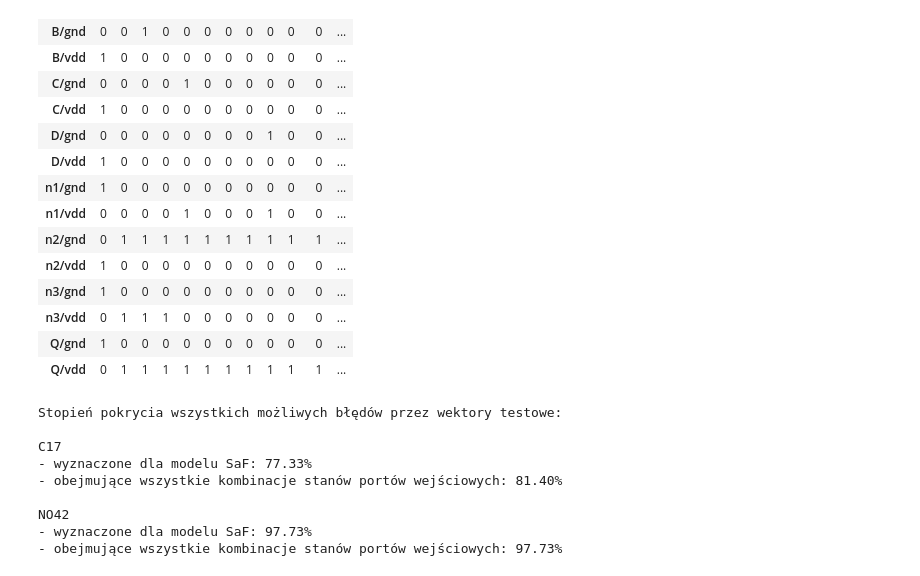
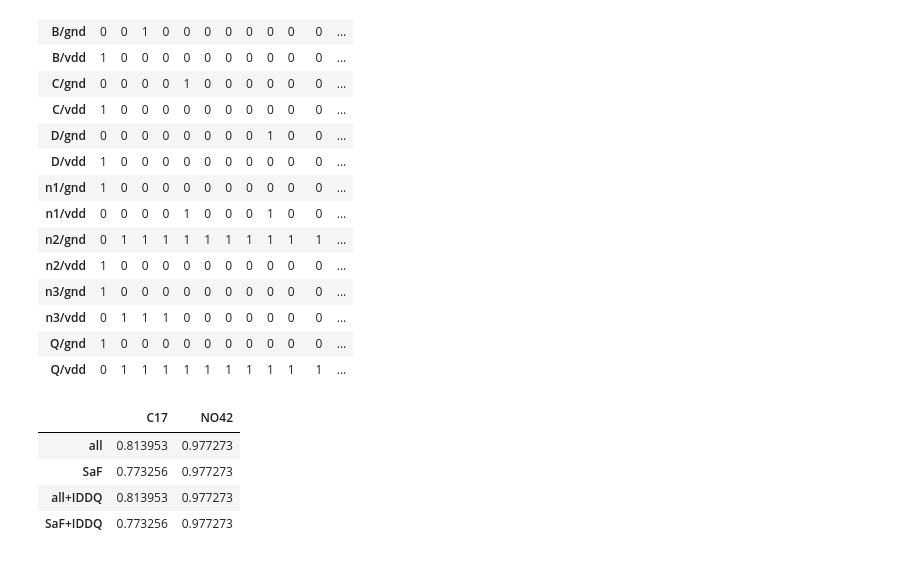
Before and after one commit to TMALFSSISAWBOJBUMA/DefSim-SaF-tests, a Jupyter notebook: tests.ipynb, the cells around one changed output. Cells and saved outputs as stored; diff of their text form; code cells hidden in the pictures.

Commit message:
test vectors and passthrough masks validators added, results presentation updated

```diff
--- a/tests.ipynb
+++ b/tests.ipynb
@@ -64,9 +85,7 @@ checks = {
 
 # calculate test vectors coverage for a SaF model
 out_c17 = calc_cases(df, checks)
-out_c17.fillna(0, inplace=True)
-out_c17 = out_c17.T
-out_c17.columns = pd.Index([str(i) for i in out_c17.columns])
+saf_test_vectors["C17"] = validate_SaF_vectors(out_c17, [4, 6, 25, 31])
 # %%
 out_c17
 # %% [output]
@@ -109,10 +128,10 @@ checks = {
     "Q": df.index >= 0,
 }
 
+validate_checks(df, checks)
+
 out_no42 = calc_cases(df, checks)
-out_no42.fillna(0, inplace=True)
-out_no42 = out_no42.T
-out_no42.columns = pd.Index([str(i) for i in out_no42.columns])
+saf_test_vectors["NO42"] = validate_SaF_vectors(out_no42, [0,1,2,4,8])
 # %%
 out_no42
 # %% [output]
@@ -145,20 +155,35 @@ no42_all_coverage = (out_no42_docs==1).T.any().mean()*100
+# %%
+docs_faults_files = {
+    "C17": "C17.csv",
+    "NO42": "NO42.csv",
+}
+
+coverages = pd.DataFrame(index=['all', 'SaF', 'all+IDDQ', 'SaF+IDDQ'], columns=docs_faults_files.keys(),dtype=float)
+for part, f_path in docs_faults_files.items():
+    faults = pd.read_csv(f_path, sep=";", index_col=0)
+    # coverage vectors:
+    def calc_coverage(coverage_vector):
+        return coverage_vector.any(axis=1).mean()
+    coverages.at['all',part] = calc_coverage(faults==1)
+    coverages.at['SaF',part] = calc_coverage(faults.iloc[:, saf_test_vectors[part]]==1)
+    if part in IDDQ_faults:
+        faults.loc[IDDQ_faults[part],0]=1
+    coverages.at['all+IDDQ',part]  = calc_coverage(faults==1)
+    coverages.at['SaF+IDDQ',part]  = calc_coverage(faults.iloc[:, saf_test_vectors[part]]==1)
+coverages
+# %% [output]
+|  | C17 | NO42 |
+| all | 0.813953 | 0.977273 |
+| SaF | 0.773256 | 0.977273 |
+| all+IDDQ | 0.813953 | 0.977273 |
+| SaF+IDDQ | 0.773256 | 0.977273 |
 # %%
-print("Stopień pokrycia wszystkich możliwych błędów przez wektory testowe:")
-print()
-print("C17")
-print(f"- wyznaczone dla modelu SaF: {c17_saf_coverage:.2f}%")
-print(f"- obejmujące wszystkie kombinacje stanów portów wejściowych: {c17_all_coverage:.2f}%")
-print()
-print("NO42")
-print(f"- wyznaczone dla modelu SaF: {no42_saf_coverage:.2f}%")
-print(f"- obejmujące wszystkie kombinacje stanów portów wejściowych: {no42_all_coverage:.2f}%")
+# print("Stopień pokrycia wszystkich możliwych błędów przez wektory testowe:")
+# print()
+# print("C17")
+# print(f"- wyznaczone dla modelu SaF: {c17_saf_coverage:.2f}%")
+# print(f"- obejmujące wszystkie kombinacje stanów portów wejściowych: {c17_all_coverage:.2f}%")
+# print()
+# print("NO42")
+# print(f"- wyznaczone dla modelu SaF: {no42_saf_coverage:.2f}%")
+# print(f"- obejmujące wszystkie kombinacje stanów portów wejściowych: {no42_all_coverage:.2f}%")
-# %% [output]
-Stopień pokrycia wszystkich możliwych błędów przez wektory testowe:
-
-C17
-- wyznaczone dla modelu SaF: 77.33%
-- obejmujące wszystkie kombinacje stanów portów wejściowych: 81.40%
-
-NO42
-- wyznaczone dla modelu SaF: 97.73%
-- obejmujące wszystkie kombinacje stanów portów wejściowych: 97.73%
```
Also changed, not shown: parts of 3 cells of this notebook.
